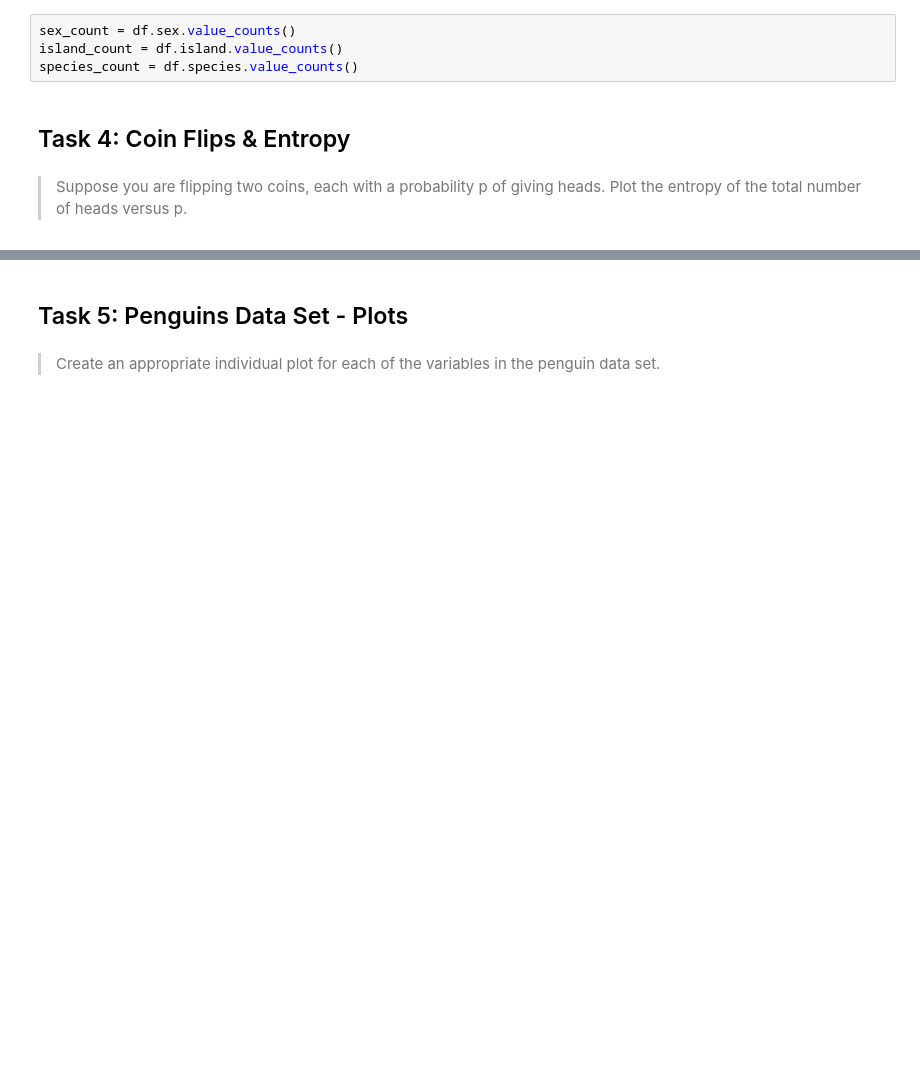
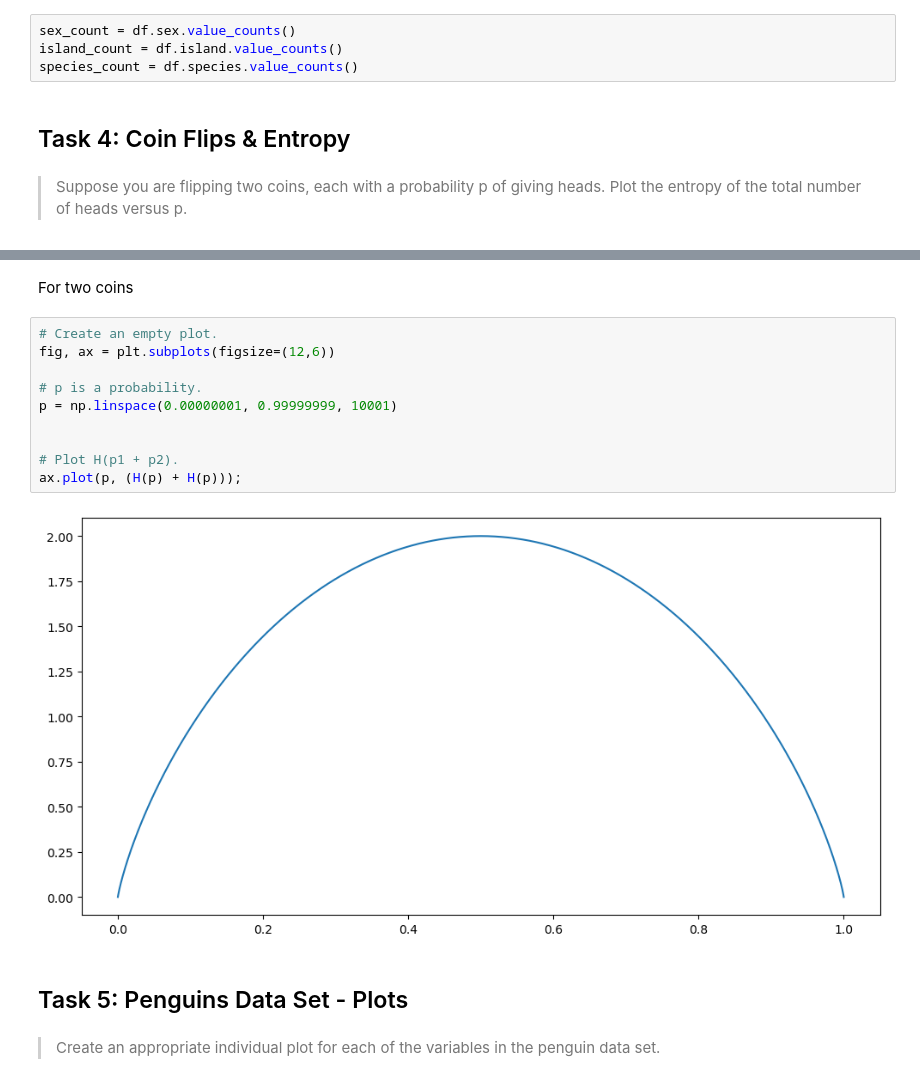
Before and after one commit to decvfox/fofda-assessment, a Jupyter notebook: tasks.ipynb, the cells around one changed output, grey strips where cells are left out. Drawn from its saved outputs; the diff is of its cells as text; blank space fills up the shorter version.

```diff
--- a/tasks.ipynb
+++ b/tasks.ipynb
@@ -158,3 +181,17 @@ species_count = df.species.value_counts()
+# %% [markdown]
+For two coins
+# %%
+# Create an empty plot.
+fig, ax = plt.subplots(figsize=(12,6))
+
+# p is a probability.
+p = np.linspace(0.00000001, 0.99999999, 10001)
+
+
+# Plot H(p1 + p2).
+ax.plot(p, (H(p) + H(p)));
+# %% [output]
+[figure, added]
 # %% [markdown]
 ## Task 5: Penguins Data Set - Plots
 # %% [markdown]
```
Also changed, not shown: parts of 3 cells of this notebook.
